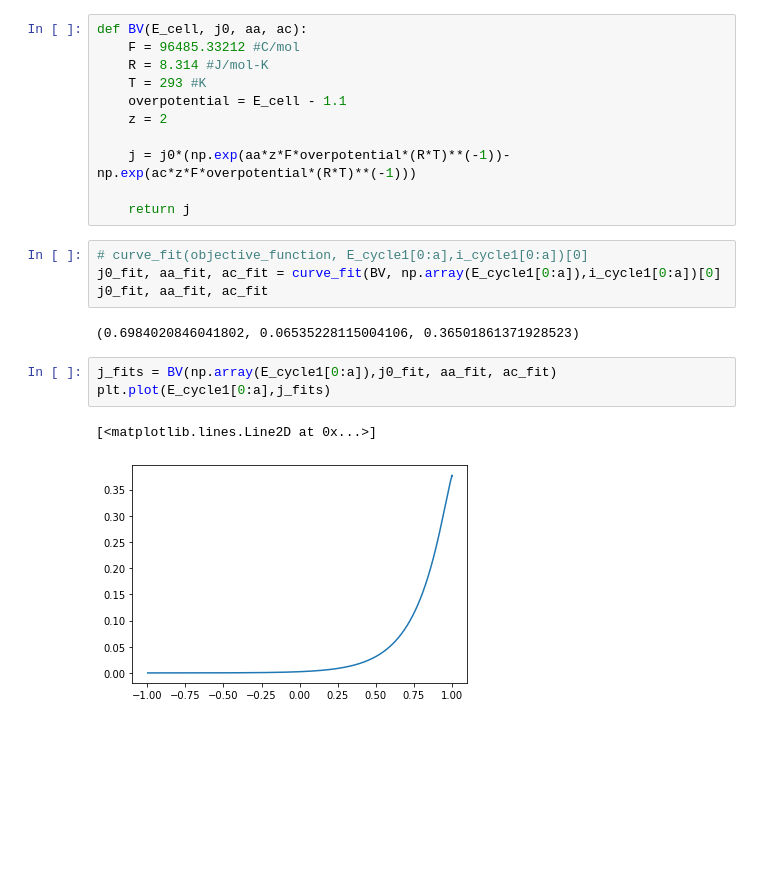
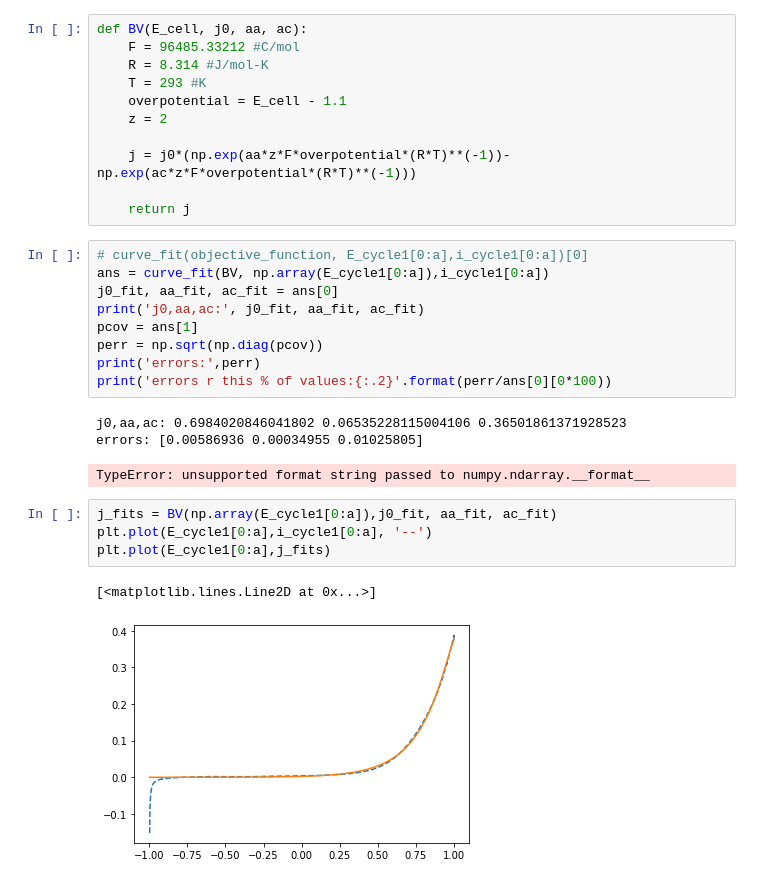
Before and after one commit to MaryLouNadeau/Zochas, a Jupyter notebook: Finding_Parameters.ipynb, the cells around one changed output. Cells and saved outputs as stored; diff of their text form; blank space fills up the shorter version.

Commit message:
comparing data to optimized curve

```diff
--- a/Finding_Parameters.ipynb
+++ b/Finding_Parameters.ipynb
@@ -145,13 +145,21 @@ def BV(E_cell, j0, aa, ac):
     return j
 # %%
 # curve_fit(objective_function, E_cycle1[0:a],i_cycle1[0:a])[0]
-j0_fit, aa_fit, ac_fit = curve_fit(BV, np.array(E_cycle1[0:a]),i_cycle1[0:a])[0]
-j0_fit, aa_fit, ac_fit
+ans = curve_fit(BV, np.array(E_cycle1[0:a]),i_cycle1[0:a])
+j0_fit, aa_fit, ac_fit = ans[0]
+print('j0,aa,ac:', j0_fit, aa_fit, ac_fit)
+pcov = ans[1]
+perr = np.sqrt(np.diag(pcov))
+print('errors:',perr)
+print('errors r this % of values:{:.2}'.format(perr/ans[0][0*100))
 # %% [output]
-(0.6984020846041802, 0.06535228115004106, 0.36501861371928523)
+j0,aa,ac: 0.6984020846041802 0.06535228115004106 0.36501861371928523
+errors: [0.00586936 0.00034955 0.01025805]
+TypeError: unsupported format string passed to numpy.ndarray.__format__
 # %%
 j_fits = BV(np.array(E_cycle1[0:a]),j0_fit, aa_fit, ac_fit)
+plt.plot(E_cycle1[0:a],i_cycle1[0:a], '--')
 plt.plot(E_cycle1[0:a],j_fits)
 # %% [output]
 [<matplotlib.lines.Line2D at 0x...>]
-[figure, old version]
+[figure, new version]
```
